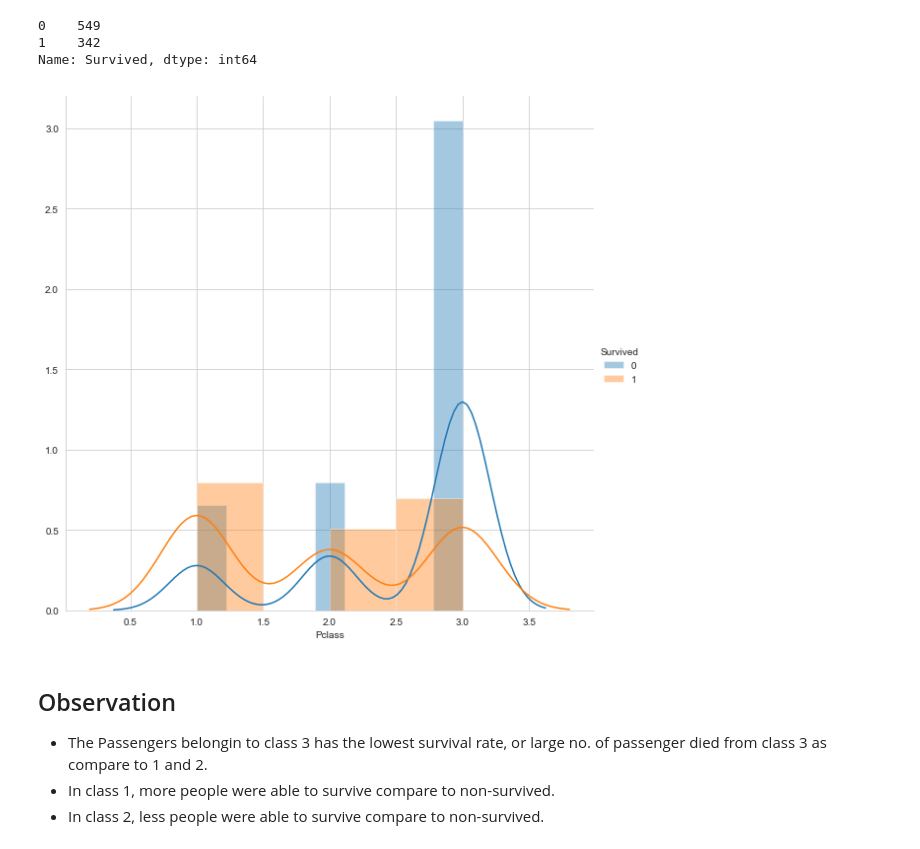
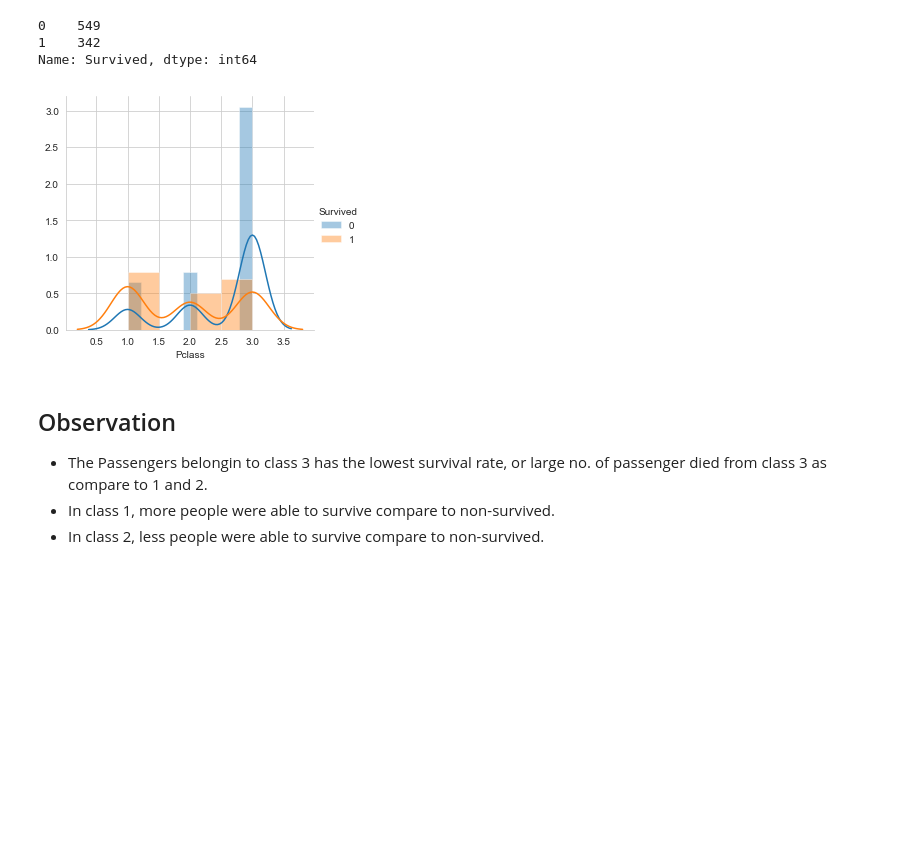
Before and after one commit to shubham-mishra/ML-Material, a Jupyter notebook: 2 Data Science- Exploratory Data Analysis and Data Visualization/1 Plotting for EDA/titanic analysis.ipynb, the cells around one changed output. Drawn from its saved outputs; the diff is of its cells as text; code cells hidden in the pictures; blank space fills up the shorter version.

```diff
--- a/2 Data Science- Exploratory Data Analysis and Data Visualization/1 Plotting for EDA/titanic analysis.ipynb
+++ b/2 Data Science- Exploratory Data Analysis and Data Visualization/1 Plotting for EDA/titanic analysis.ipynb
@@ -58,16 +58,17 @@ Name: Survived, dtype: int64
 # %%
 #plotting density plot for each feature
 titanic_survived = titanic.loc[titanic['Survived']==1]
 titanic_nots = titanic.loc[titanic['Survived']==0]
 
 sns.set_style('whitegrid');
 
 #plotting density plot for Pclass
-sns.FacetGrid(titanic, hue='Survived', height=8)\
+sns.FacetGrid(titanic, hue='Survived', height=4)\
     .map(sns.distplot, 'Pclass')\
-    .add_legend();
+    .add_legend()\
+    .set_titles('hello');
 # %% [output]
-[figure, old version]
+[figure, new version]
 # %% [markdown]
 ## Observation
 * The Passengers belongin to class 3 has the lowest survival rate, or large no. of passenger died from class 3 as compare to 1 and 2.
```
Also changed, not shown: parts of 3 cells of this notebook, 9 other files.
